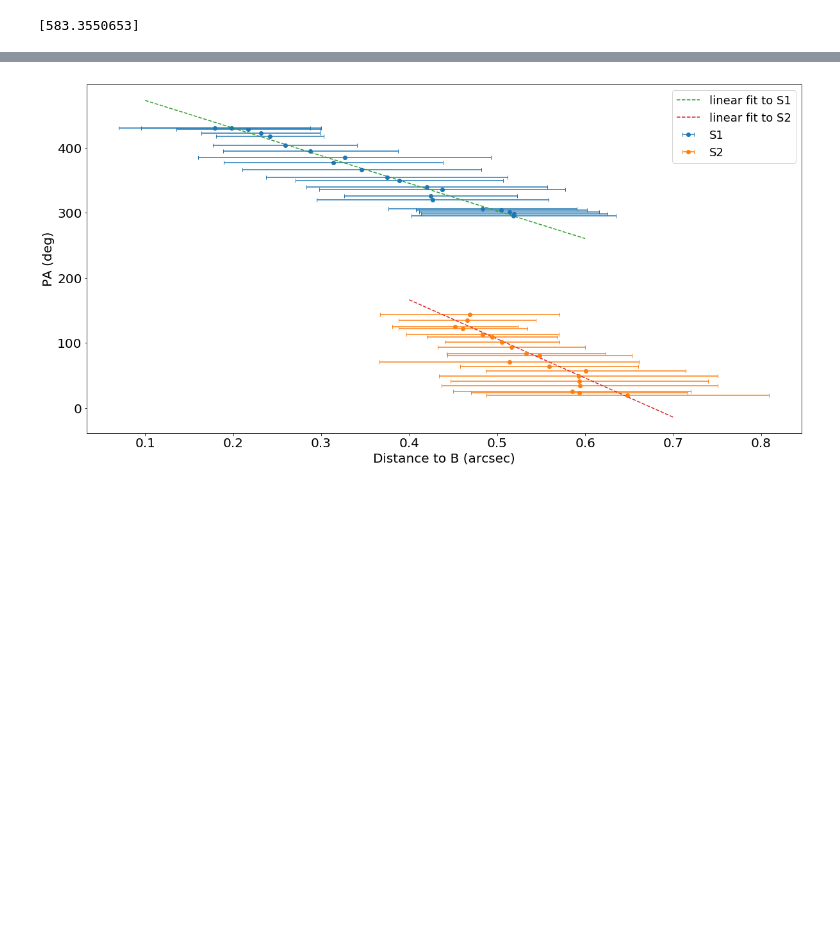
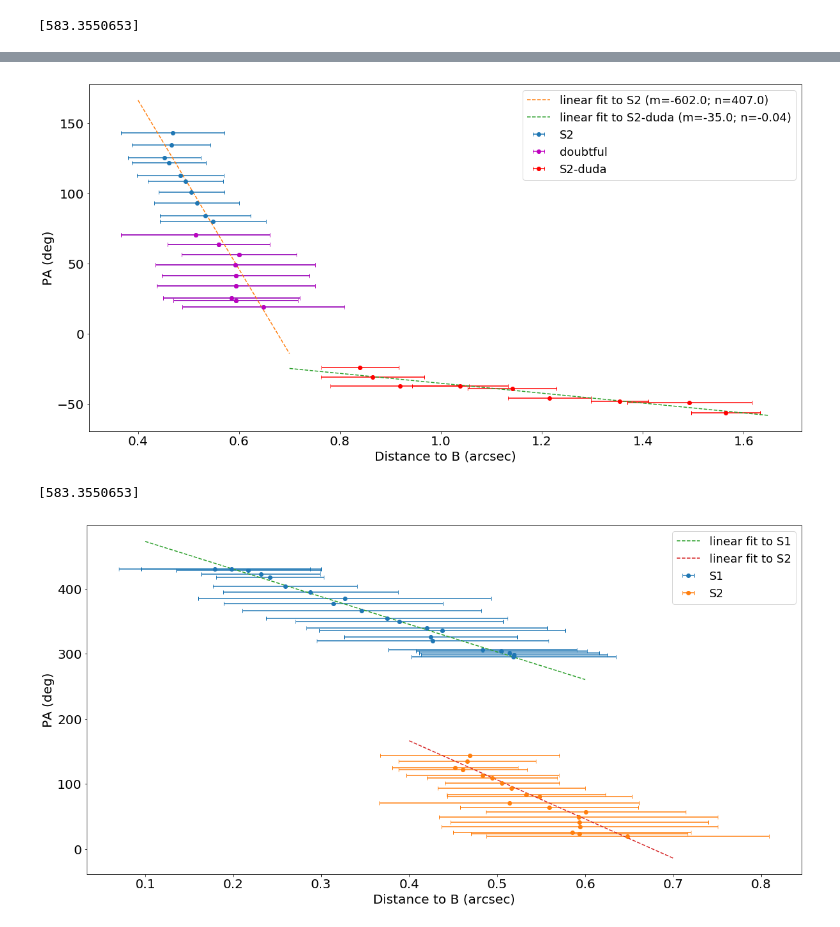
Before and after one commit to IAA-CSIC/dragom, a Jupyter notebook: Transversal profile analysis.ipynb, the cells around one changed output, grey strips where cells are left out. Saved outputs shown, nothing was run; the diff lists cells and outputs as text; code cells hidden in the pictures; blank space fills up the shorter version.

```diff
--- a/Transversal profile analysis.ipynb
+++ b/Transversal profile analysis.ipynb
@@ -366,0 +528,31 @@ print(resB_S2)
+# %%
+# lets plot ang vs dist to B
+iB = 0
+jB = len(c)
+cel_size = 0.012 #arcsec, this info is the profiles files
+angB_S2_d = [posB.position_angle(i).degree for i in c[iB:jB]]
+nangB_S2_d = prof.new_angle(angB_S2_d,180)
+rB_S2_d = [posB.separation(i).arcsec for i in c[iB:jB]]
+errorB_S2_d = np.array([elem for sublist in widths[iB:jB] for elem in sublist])*cel_size/2
+# lets fit linear
+ifitB = 0
+jfitB = len(c)
+lineB_S2_d, resB_S2_d,_,_,_ = np.polyfit(rB_S2_d[ifitB:jfitB], nangB_S2_d[ifitB:jfitB], 1, full=True)
+r0B_S2_d = np.linspace(0.7,1.65,100)
+ang0B_S2_d = lineB_S2_d[0]*r0B_S2_d+lineB_S2_d[1]
+plt.figure(figsize=(20,10))
+plt.errorbar(rB_S2, angB_S2, xerr=errorB_S2,fmt='o',capsize=3,label='S2')
+plt.plot(r0B_S2, ang0B_S2,'--',label=f'linear fit to S2 (m={round(lineB_S2[0])}; n={round(lineB_S2[1])})')
+plt.errorbar(rB_S2[-9:], angB_S2[-9:], xerr=errorB_S2[-9:],fmt='om',capsize=3,label='doubtful')
+plt.errorbar(rB_S2_d, nangB_S2_d, xerr=errorB_S2_d,fmt='or',capsize=3,label='S2-duda')
+plt.plot(r0B_S2_d, ang0B_S2_d,'--',label=f'linear fit to S2-duda (m={round(lineB_S2_d[0])}; n={round(lineB_S2_d[1],2)})')
+rc('xtick', labelsize=20)
+rc('ytick', labelsize=20)
+plt.xlabel('Distance to B (arcsec)',fontsize=20)
+plt.ylabel('PA (deg)',fontsize=20)
+plt.legend(fontsize=18)
+plt.show()
+print(resB_S2)
+# %% [output]
+[figure, added]
+[583.3550653]
```
Also changed, not shown: parts of 19 cells of this notebook.
